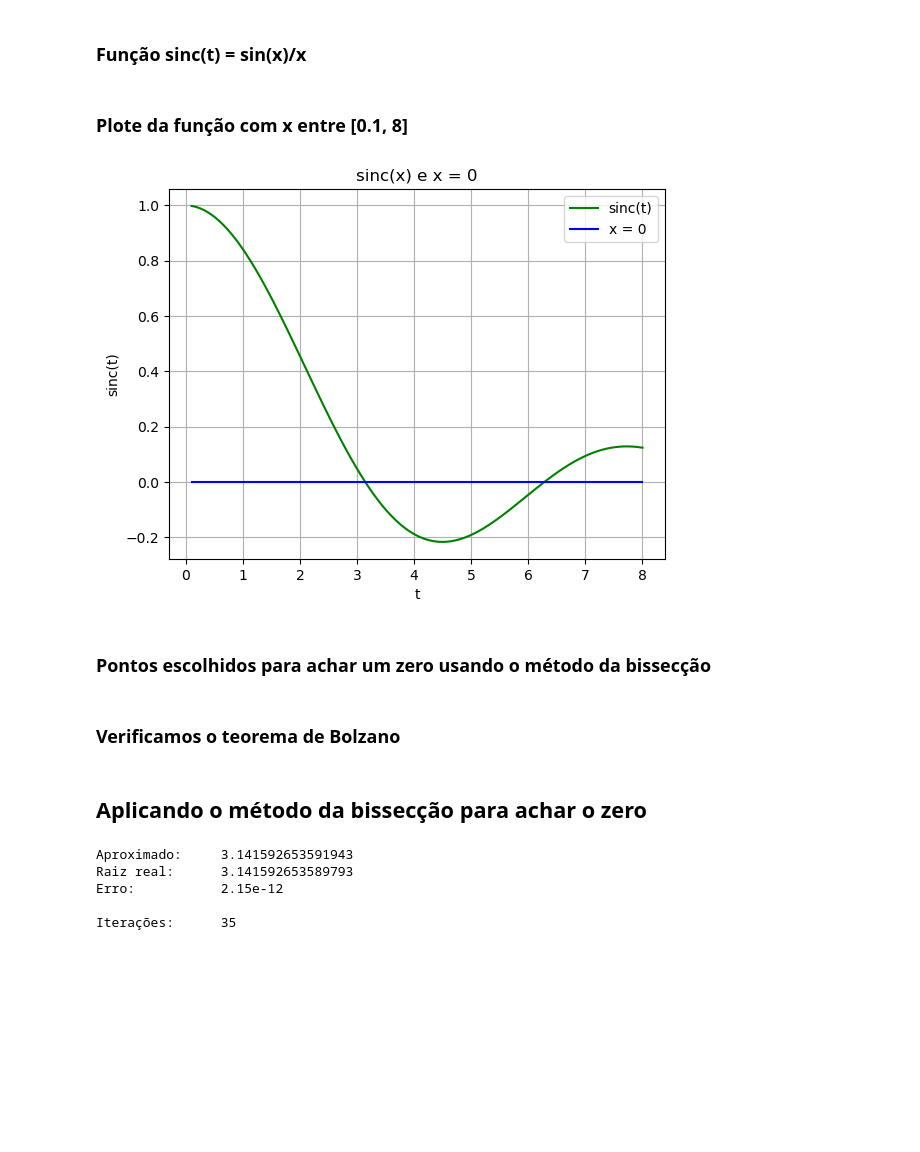
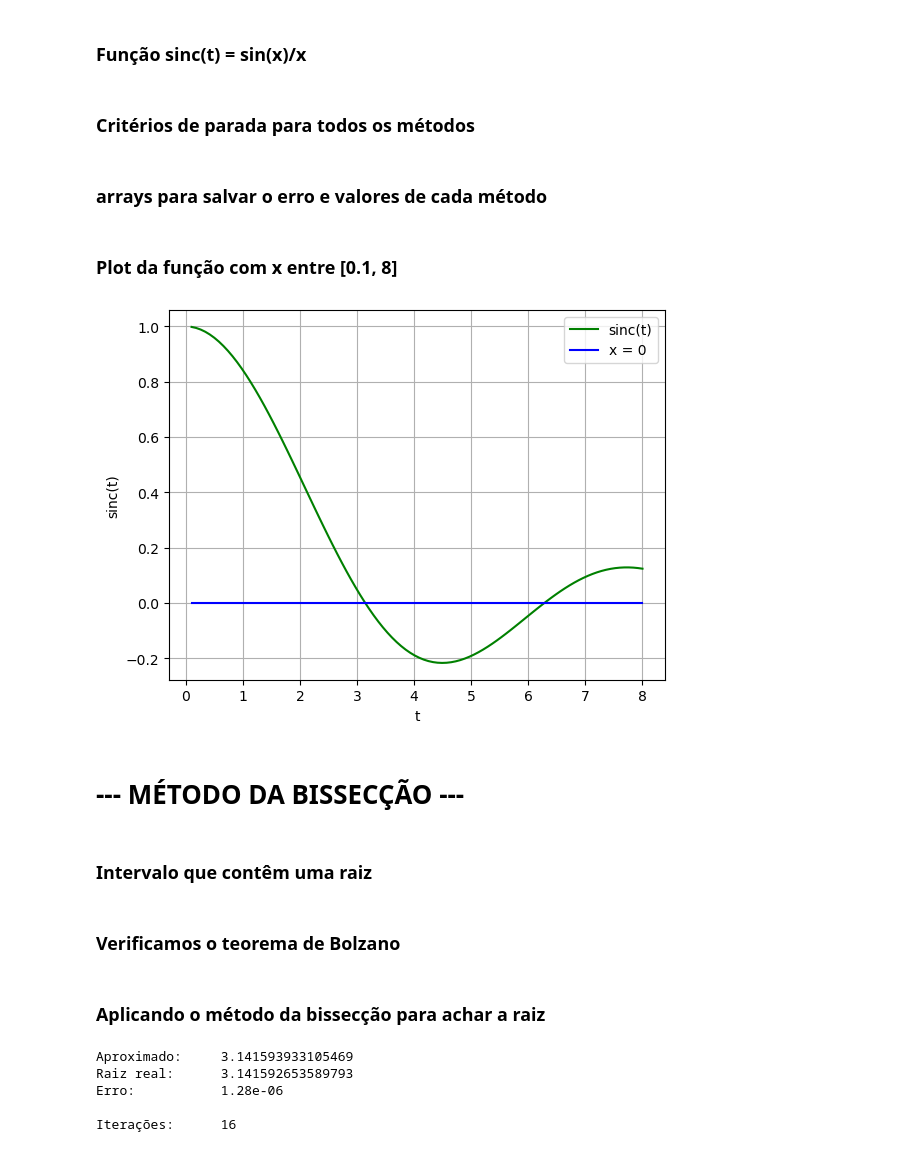
Before and after one commit to AlisonTristao/calculo_numeric, a Jupyter notebook: trabalho_1/atividade_1/main.ipynb, the cells around one changed output. Drawn from its saved outputs; the diff is of its cells as text; code cells hidden in the pictures; blank space fills up the shorter version.

```diff
--- a/trabalho_1/atividade_1/main.ipynb
+++ b/trabalho_1/atividade_1/main.ipynb
@@ -11,3 +11,5 @@ import matplotlib.pyplot as plt
 def sinc_func(x):
     if(x == 0): return 1                # divisao por zero
     else:       return math.sin(x)/x
+# %% [markdown]
+### Critérios de parada para todos os métodos
@@ -13,0 +22,2 @@ def sinc_func(x):
+# %% [markdown]
+### arrays para salvar o erro e valores de cada método
@@ -14,22 +40,23 @@ def sinc_func(x):
 # %% [markdown]
-### Plote da função com x entre [0.1, 8]
+### Plot da função com x entre [0.1, 8]
 # %%
 x = np.linspace(0.1, 8, 100)
 y0 = np.zeros(100)
-y1 = [sinc_func(val) for val in x]
+y1 = [sinc_func(i) for i in x]
 
 plt.plot(x, y1, 'g')
 plt.plot(x, y0, 'b')
 plt.xlabel('t')
 plt.ylabel('sinc(t)')
-plt.title('sinc(x) e x = 0')
 plt.grid(True)
 plt.legend(['sinc(t)', 'x = 0'])
 plt.show()
 # %% [output]
-[figure, old version]
+[figure, new version]
-# %% [markdown]
-### Pontos escolhidos para achar um zero usando o método da bissecção
+# %% [markdown]
+# --- MÉTODO DA BISSECÇÃO ---
+# %% [markdown]
+### Intervalo que contêm uma raiz
 # %%
 init    = 3.0
 end     = 3.5
@@ -52,27 +80,19 @@ if(abs(sinc_func(end)) < eps):
     print("End esta muito proximo de zero")
     print("Raiz em x:", end)
 # %% [markdown]
-## Aplicando o método da bissecção para achar o zero
+### Aplicando o método da bissecção para achar a raiz
 # %%
-# erro tolerado
-tole = 1e-12
-
-# interacoes maximas
-max_iter = 1000
-
 # salva o valor final da raiz
 mid_point = 0
-
-# contador de iteracoes
-counter = 0
 
 for i in range(max_iter):
     # calculo do ponto medio
     mid_point = (init + end)/2
-    counter = i
+    values_biss.append(mid_point)
 
-    # verifica o erro em relacao a tolerancia
-    if abs(sinc_func(mid_point)) < tole:
+    # verificacao de parada
+    error_biss.append(abs(sinc_func(mid_point)))
+    if error_biss[i] < error:
         break
 
     # calculamos ponto para a proxima iteracao
@@ -84,10 +104,10 @@ for i in range(max_iter):
 print(f"Aproximado:\t{mid_point:.15f}")
 print(f"Raiz real:\t{math.pi:.15f}")
 print(f"Erro:\t\t{abs(mid_point - math.pi):.2e}")
-print(f"\nIterações:\t{counter}")
+print(f"\nIterações:\t{len(values_biss)}")
 # %% [output]
-Aproximado:     3.141592653591943
+Aproximado:     3.141593933105469
 Raiz real:      3.141592653589793
-Erro:           2.15e-12
+Erro:           1.28e-06
 
-Iterações:      35
+Iterações:      16
```
Also changed, not shown: parts of 17 cells of this notebook.
